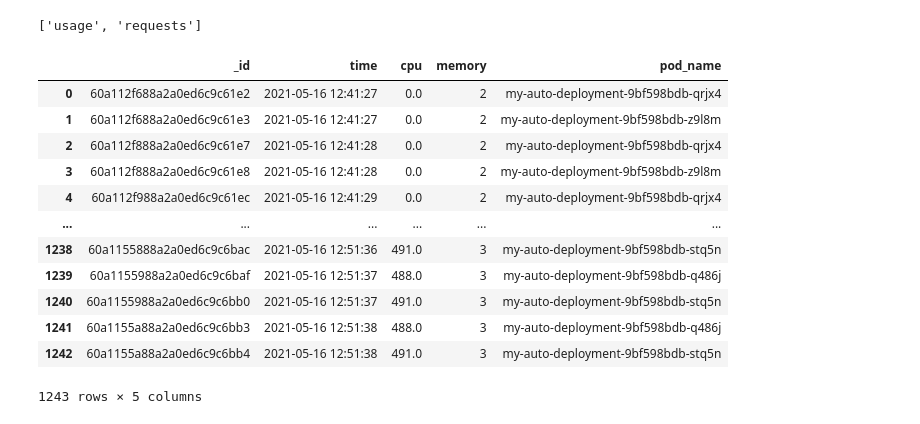
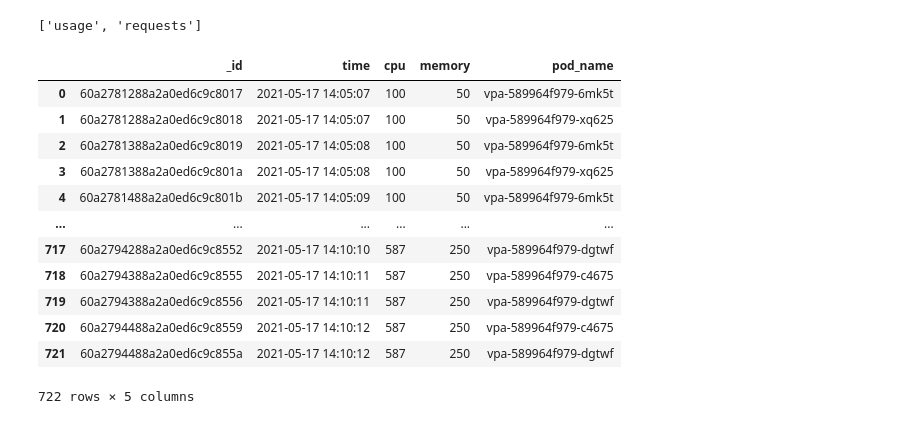
Before and after one commit to ZhaoNeil/On-Demand-Resizing, a Jupyter notebook: data/k8s-vpa-plot.ipynb, the cells around one changed output. Cells and saved outputs as stored; diff of their text form; code cells hidden in the pictures.

```diff
--- a/data/k8s-vpa-plot.ipynb
+++ b/data/k8s-vpa-plot.ipynb
@@ -47,21 +47,3 @@ for col in collist:
     record[col]['cpu'] = record[col]['cpu'].apply(lambda x: convert_cpu(x))
     record[col]['cpu'] = record[col]['cpu'].fillna(0)
     record[col]['memory'] = record[col]['memory'].apply(lambda x: convert_mem(x))
-# %%
-request = record['requests']
-usage = record['usage']
-usage
-# %% [output]
-|  | _id | time | cpu | memory | pod_name |
-| 0 | 60a112f688a2a0ed6c9c61e2 | 2021-05-16 12:41:27 | 0.0 | 2 | my-auto-deployment-9bf598bdb-qrjx4 |
-| 1 | 60a112f688a2a0ed6c9c61e3 | 2021-05-16 12:41:27 | 0.0 | 2 | my-auto-deployment-9bf598bdb-z9l8m |
-| 2 | 60a112f888a2a0ed6c9c61e7 | 2021-05-16 12:41:28 | 0.0 | 2 | my-auto-deployment-9bf598bdb-qrjx4 |
-| 3 | 60a112f888a2a0ed6c9c61e8 | 2021-05-16 12:41:28 | 0.0 | 2 | my-auto-deployment-9bf598bdb-z9l8m |
-| 4 | 60a112f988a2a0ed6c9c61ec | 2021-05-16 12:41:29 | 0.0 | 2 | my-auto-deployment-9bf598bdb-qrjx4 |
-| ... | ... | ... | ... | ... | ... |
-| 1238 | 60a1155888a2a0ed6c9c6bac | 2021-05-16 12:51:36 | 491.0 | 3 | my-auto-deployment-9bf598bdb-stq5n |
-| 1239 | 60a1155988a2a0ed6c9c6baf | 2021-05-16 12:51:37 | 488.0 | 3 | my-auto-deployment-9bf598bdb-q486j |
-| 1240 | 60a1155988a2a0ed6c9c6bb0 | 2021-05-16 12:51:37 | 491.0 | 3 | my-auto-deployment-9bf598bdb-stq5n |
-| 1241 | 60a1155a88a2a0ed6c9c6bb3 | 2021-05-16 12:51:38 | 488.0 | 3 | my-auto-deployment-9bf598bdb-q486j |
-| 1242 | 60a1155a88a2a0ed6c9c6bb4 | 2021-05-16 12:51:38 | 491.0 | 3 | my-auto-deployment-9bf598bdb-stq5n |
-1243 rows × 5 columns
@@ -75,0 +50,18 @@ for i in request['pod_name'].unique():
+# %%
+request = record['requests']
+usage = record['usage']
+request
+# %% [output]
+|  | _id | time | cpu | memory | pod_name |
+| 0 | 60a2781288a2a0ed6c9c8017 | 2021-05-17 14:05:07 | 100 | 50 | vpa-589964f979-6mk5t |
+| 1 | 60a2781288a2a0ed6c9c8018 | 2021-05-17 14:05:07 | 100 | 50 | vpa-589964f979-xq625 |
+| 2 | 60a2781388a2a0ed6c9c8019 | 2021-05-17 14:05:08 | 100 | 50 | vpa-589964f979-6mk5t |
+| 3 | 60a2781388a2a0ed6c9c801a | 2021-05-17 14:05:08 | 100 | 50 | vpa-589964f979-xq625 |
+| 4 | 60a2781488a2a0ed6c9c801b | 2021-05-17 14:05:09 | 100 | 50 | vpa-589964f979-6mk5t |
+| ... | ... | ... | ... | ... | ... |
+| 717 | 60a2794288a2a0ed6c9c8552 | 2021-05-17 14:10:10 | 587 | 250 | vpa-589964f979-dgtwf |
+| 718 | 60a2794388a2a0ed6c9c8555 | 2021-05-17 14:10:11 | 587 | 250 | vpa-589964f979-c4675 |
+| 719 | 60a2794388a2a0ed6c9c8556 | 2021-05-17 14:10:11 | 587 | 250 | vpa-589964f979-dgtwf |
+| 720 | 60a2794488a2a0ed6c9c8559 | 2021-05-17 14:10:12 | 587 | 250 | vpa-589964f979-c4675 |
+| 721 | 60a2794488a2a0ed6c9c855a | 2021-05-17 14:10:12 | 587 | 250 | vpa-589964f979-dgtwf |
+722 rows × 5 columns
```
Also changed, not shown: parts of 5 cells of this notebook.
